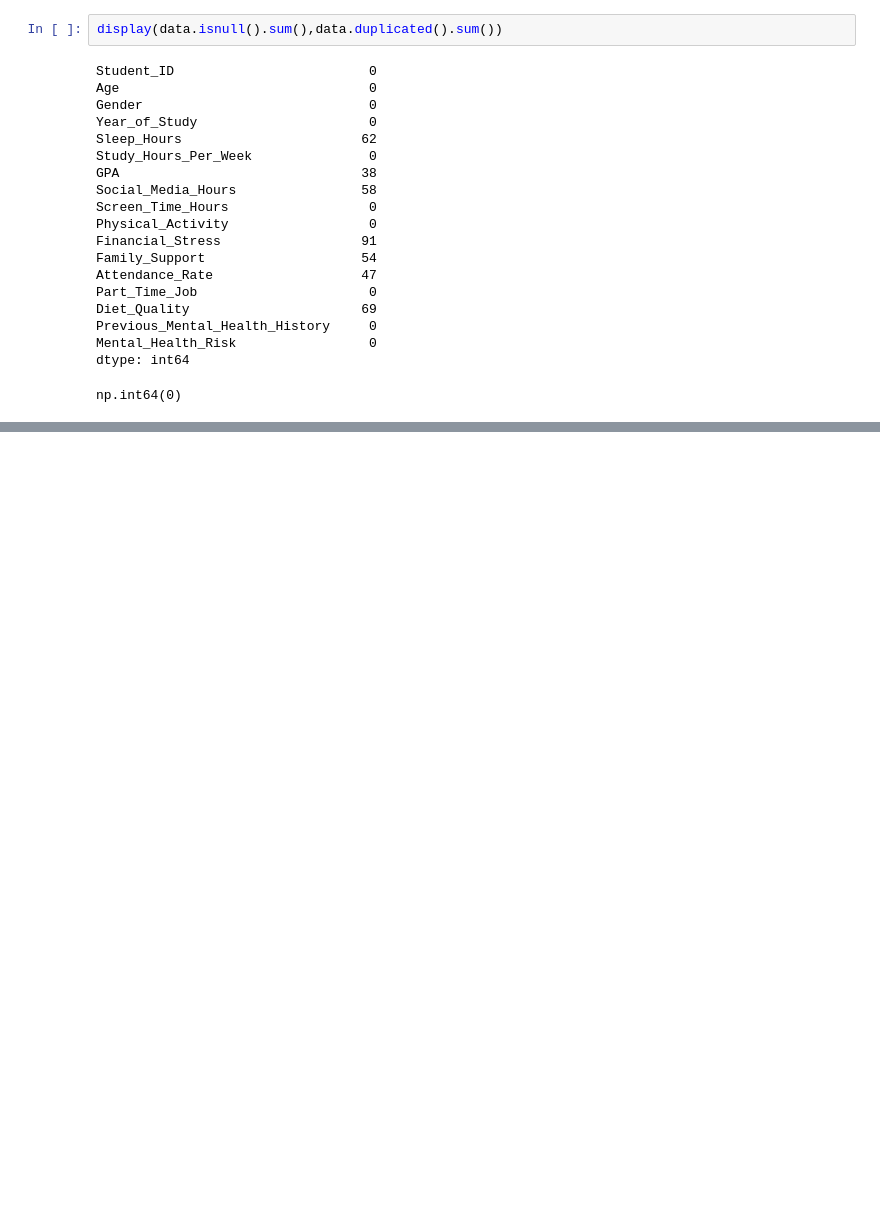
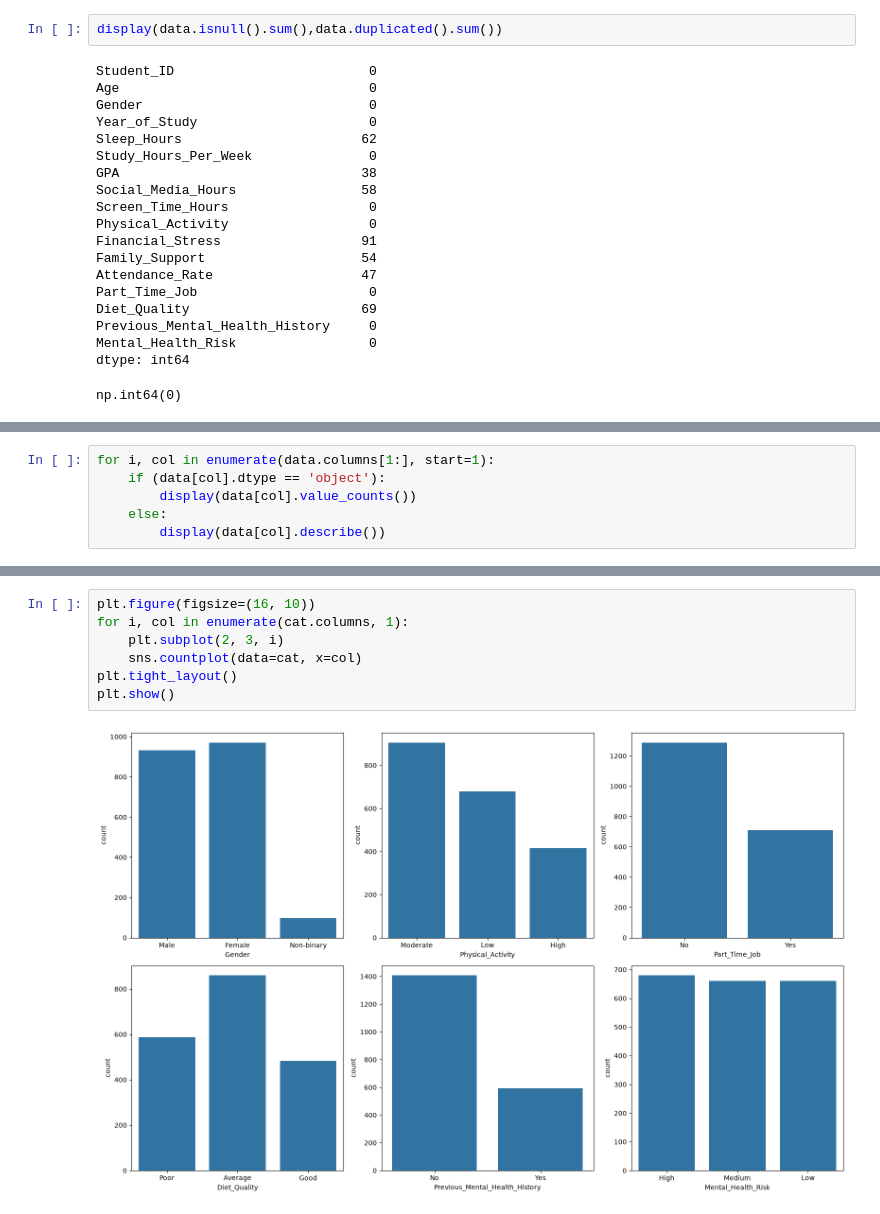
Before and after one commit to adamaarbouba/WIJDAN, a Jupyter notebook: notebook/eda.ipynb, the cells around one changed output, grey strips where cells are left out. Drawn from its saved outputs; the diff is of its cells as text; blank space fills up the shorter version.

```diff
--- a/notebook/eda.ipynb
+++ b/notebook/eda.ipynb
@@ -95,0 +121,6 @@ np.int64(0)
+# %%
+for i, col in enumerate(data.columns[1:], start=1):
+    if (data[col].dtype == 'object'):
+        display(data[col].value_counts())
+    else:
+        display(data[col].describe())
@@ -95,0 +235,9 @@ np.int64(0)
+# %%
+plt.figure(figsize=(16, 10))
+for i, col in enumerate(cat.columns, 1):
+    plt.subplot(2, 3, i)
+    sns.countplot(data=cat, x=col)
+plt.tight_layout()
+plt.show()
+# %% [output]
+[figure, added]
```
Also changed, not shown: parts of 5 cells of this notebook.
